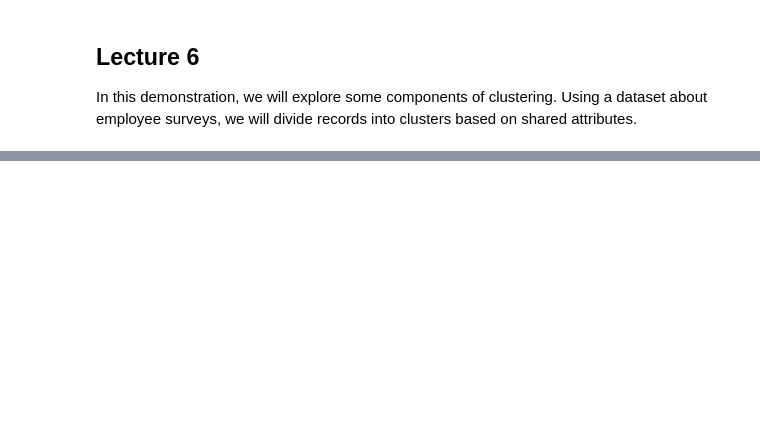
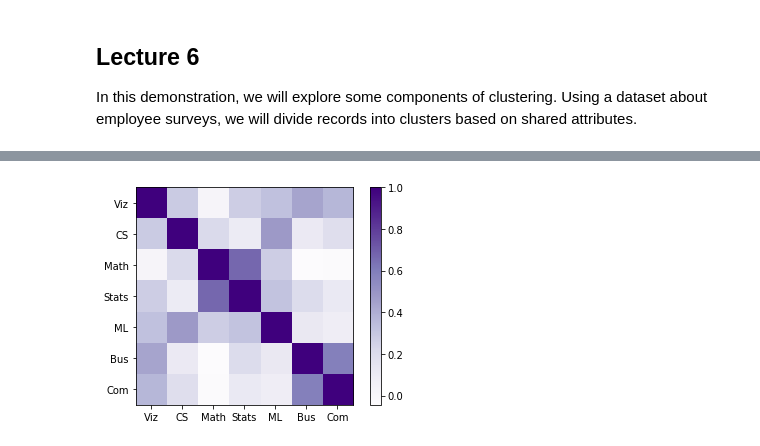
Before and after one commit to ZiaNNNNN/MG-GY-8411-Summer-2020-Public, a Jupyter notebook: lecture/lec6/lecture-6-demo.ipynb, the cells around one changed output, grey strips where cells are left out. Saved outputs shown, nothing was run; the diff lists cells and outputs as text; code cells hidden in the pictures; blank space fills up the shorter version.

```diff
--- a/lecture/lec6/lecture-6-demo.ipynb
+++ b/lecture/lec6/lecture-6-demo.ipynb
@@ -208,0 +99,3 @@ plt.show()
+# %%
+correlations = survey.corr()
+correlations
@@ -208,0 +119,8 @@ plt.show()
+# %%
+plt.imshow(correlations, cmap=plt.cm.Purples)
+plt.colorbar()
+
+plt.xticks(plt.gca().get_xticks()[1:-1], correlations.index)
+plt.yticks(plt.gca().get_yticks()[1:-1], correlations.index);
+# %% [output]
+[figure, added]
```
Also changed, not shown: parts of 63 cells of this notebook, 2 other files.
